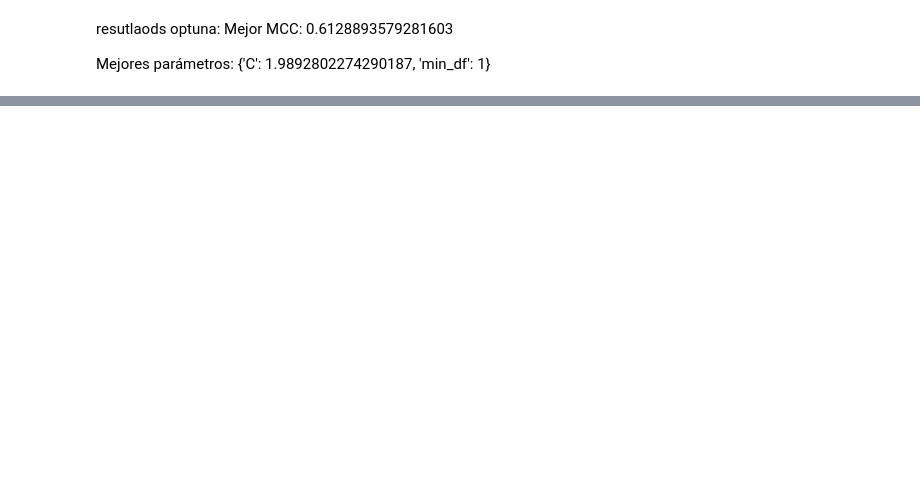
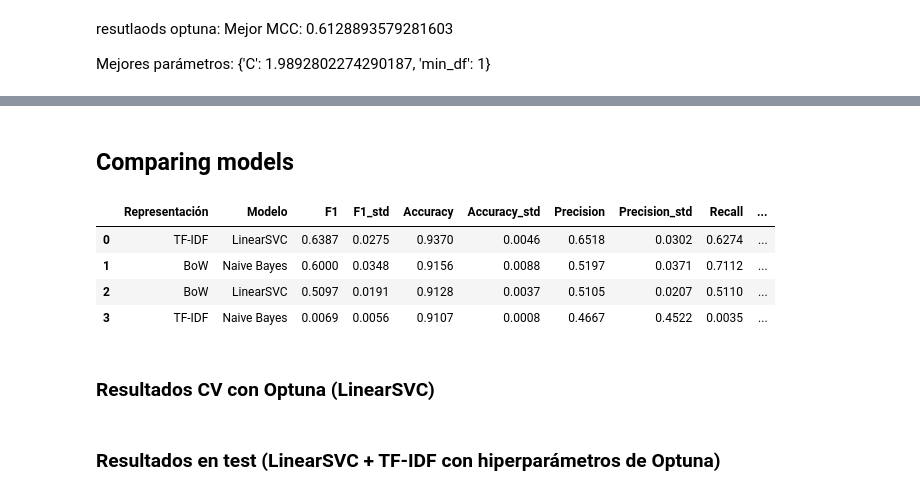
Before and after one commit to ikeiba/jailbreak-prompt-detection, a Jupyter notebook: notebooks/04_Shallow_SVC.ipynb, the cells around one changed output, grey strips where cells are left out. Drawn from its saved outputs; the diff is of its cells as text; code cells hidden in the pictures; blank space fills up the shorter version.

```diff
--- a/notebooks/04_Shallow_SVC.ipynb
+++ b/notebooks/04_Shallow_SVC.ipynb
@@ -13,3 +15,10 @@ Para ello usaremos un pipeline y vovleremos a vectorizar.
+# %%
+import pandas as pd
+from jailbreak_detection.features.tfidf import build_vectorizer, flatten
+
+train = pd.read_json("../data/interim/train_tok.jsonl", lines=True)
+X_train = train["tokens"].map(flatten)   # listas de tokens por prompt
+y_train = train["jailbreak"]
 # %%
 from sklearn.pipeline import Pipeline
 from sklearn.svm import LinearSVC
@@ -150,0 +226,19 @@ Mejores parámetros: {'C': 1.9892802274290187, 'min_df': 1}
+# %%
+import pandas as pd
+from jailbreak_detection.features.tfidf import flatten
+
+train = pd.read_json("../data/interim/train_tok.jsonl", lines=True)
+X_train = train["tokens"].map(flatten)   # listas de tokens por prompt
+y_train = train["jailbreak"]
+# %%
+from sklearn.feature_extraction.text import CountVectorizer
+from jailbreak_detection.features.tfidf import identity
+
+
+def build_bow(min_df: int = 2) -> CountVectorizer:
+    """BoW sobre tokens ya calculados (mismos parámetros que en el notebook 02):
+    sin volver a tokenizar, sin pasar a minúsculas. Se usa dentro del Pipeline."""
+    return CountVectorizer(
+        tokenizer=identity, preprocessor=identity, token_pattern=None,
+        lowercase=False, min_df=min_df,
+    )
@@ -150,0 +425,29 @@ Mejores parámetros: {'C': 1.9892802274290187, 'min_df': 1}
+# %% [markdown]
+## Comparing models
+# %%
+# Tabla comparativa (resultados de CV con hiperparámetros por defecto, sin Optuna)
+# Para añadir más filas (p. ej. los de Optuna), crea un DataFrame con las mismas columnas
+# y una columna "Representación" y añádelo a la lista de abajo.
+cols = ["Representación", "Modelo",
+        "F1", "F1_std", "Accuracy", "Accuracy_std",
+        "Precision", "Precision_std", "Recall", "Recall_std",
+        "MCC", "MCC_std"]
+
+df_compare = pd.concat(
+    [
+        df_results_tfidf.assign(Representación="TF-IDF"),
+        df_results_bow.assign(Representación="BoW"),
+    ],
+    ignore_index=True,
+)[cols]
+
+df_compare = df_compare.sort_values("MCC", ascending=False).reset_index(drop=True)
+df_compare.round(4)
+# %% [output]
+|  | Representación | Modelo | F1 | F1_std | Accuracy | Accuracy_std | Precision | Precision_std | Recall | ... |
+| 0 | TF-IDF | LinearSVC | 0.6387 | 0.0275 | 0.9370 | 0.0046 | 0.6518 | 0.0302 | 0.6274 | ... |
+| 1 | BoW | Naive Bayes | 0.6000 | 0.0348 | 0.9156 | 0.0088 | 0.5197 | 0.0371 | 0.7112 | ... |
+| 2 | BoW | LinearSVC | 0.5097 | 0.0191 | 0.9128 | 0.0037 | 0.5105 | 0.0207 | 0.5110 | ... |
+| 3 | TF-IDF | Naive Bayes | 0.0069 | 0.0056 | 0.9107 | 0.0008 | 0.4667 | 0.4522 | 0.0035 | ... |
+# %% [markdown]
+### Resultados CV con Optuna (LinearSVC)
@@ -150,0 +514,2 @@ Mejores parámetros: {'C': 1.9892802274290187, 'min_df': 1}
+# %% [markdown]
+### Resultados en test (LinearSVC + TF-IDF con hiperparámetros de Optuna)
```
Also changed, not shown: parts of 12 cells of this notebook.
